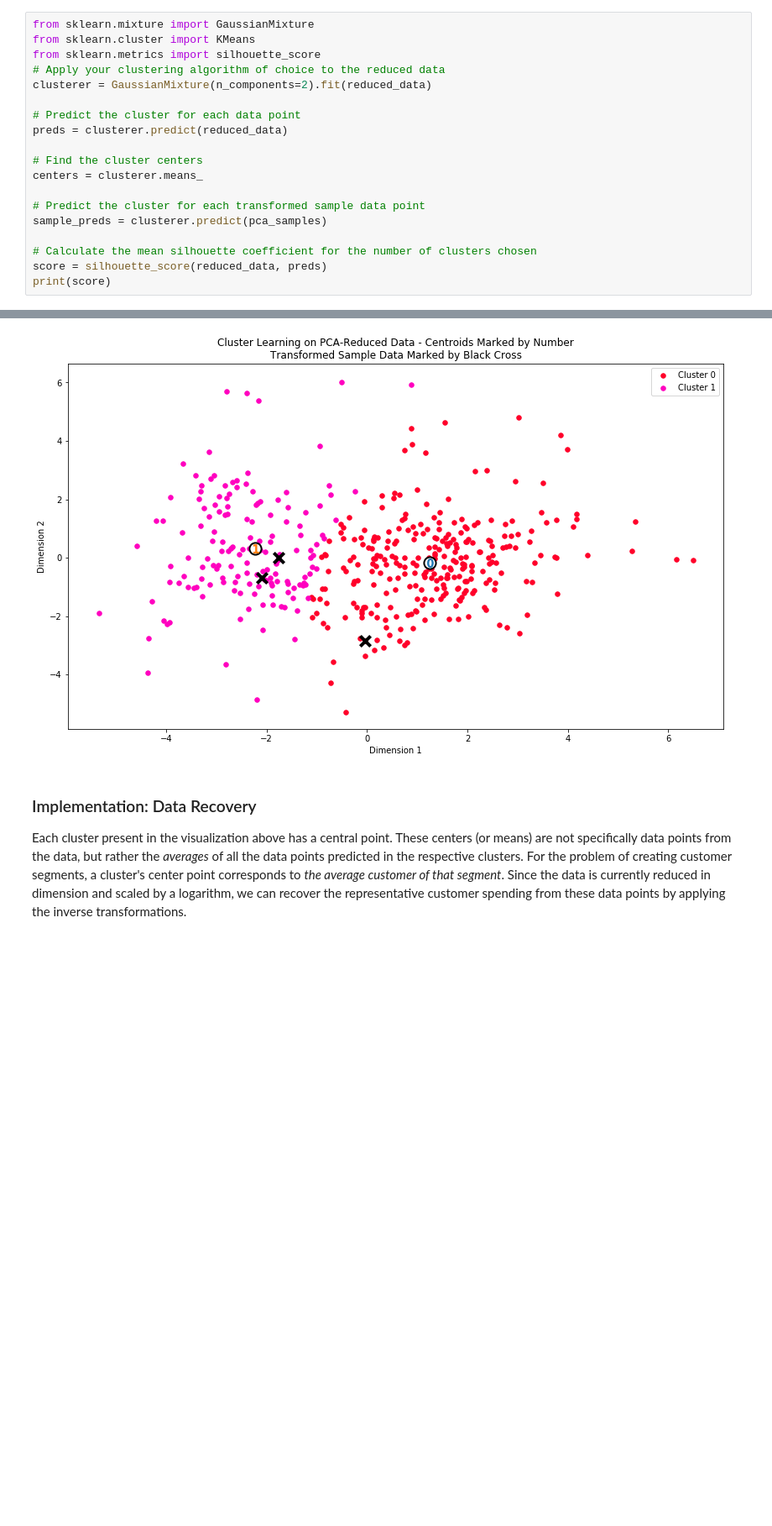
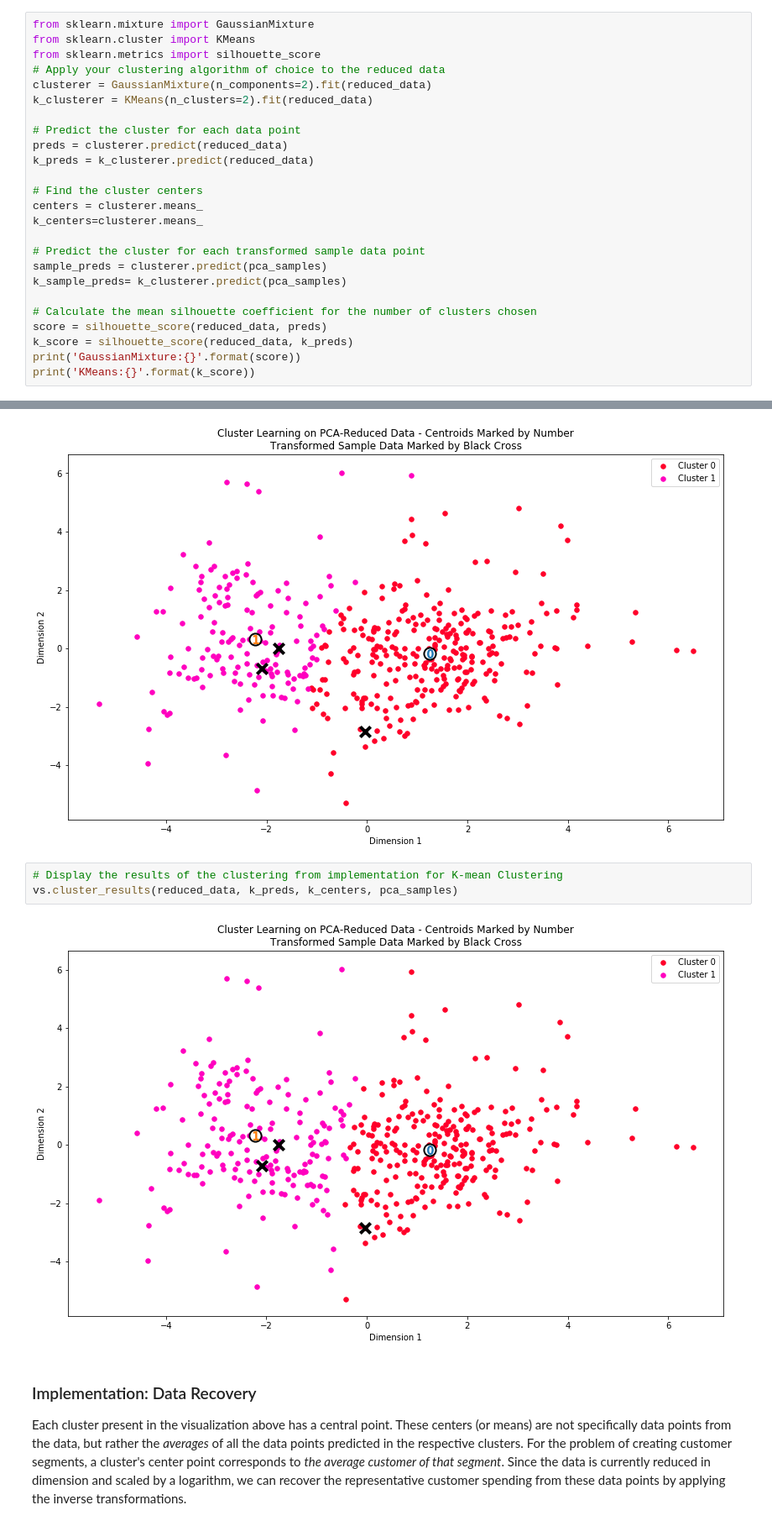
Before and after one commit to ronitpatel07/Customer_Segmentation_Using_Unsupervised_ML, a Jupyter notebook: customer_segments.ipynb, the cells around one changed output, grey strips where cells are left out. Shown at 84% size. Drawn from its saved outputs; the diff is of its cells as text; blank space fills up the shorter version.

Commit message:
Adding K-mean Clustering

```diff
--- a/customer_segments.ipynb
+++ b/customer_segments.ipynb
@@ -422,17 +422,23 @@ from sklearn.cluster import KMeans
 from sklearn.metrics import silhouette_score
 # Apply your clustering algorithm of choice to the reduced data
 clusterer = GaussianMixture(n_components=2).fit(reduced_data)
+k_clusterer = KMeans(n_clusters=2).fit(reduced_data)
 
 # Predict the cluster for each data point
 preds = clusterer.predict(reduced_data)
+k_preds = k_clusterer.predict(reduced_data)
 
 # Find the cluster centers
 centers = clusterer.means_
+k_centers=clusterer.means_
 
 # Predict the cluster for each transformed sample data point
 sample_preds = clusterer.predict(pca_samples)
+k_sample_preds= k_clusterer.predict(pca_samples)
 
 # Calculate the mean silhouette coefficient for the number of clusters chosen
 score = silhouette_score(reduced_data, preds)
-print(score)
+k_score = silhouette_score(reduced_data, k_preds)
+print('GaussianMixture:{}'.format(score))
+print('KMeans:{}'.format(k_score))
 # %% [output]
@@ -459,6 +466,11 @@ Once you've chosen the optimal number of clusters for your clustering algorithm
 vs.cluster_results(reduced_data, preds, centers, pca_samples)
 # %% [output]
 [figure]
+# %%
+# Display the results of the clustering from implementation for K-mean Clustering
+vs.cluster_results(reduced_data, k_preds, k_centers, pca_samples)
+# %% [output]
+[figure, added]
 # %% [markdown]
 ### Implementation: Data Recovery
 Each cluster present in the visualization above has a central point. These centers (or means) are not specifically data points from the data, but rather the *averages* of all the data points predicted in the respective clusters. For the problem of creating customer segments, a cluster's center point corresponds to *the average customer of that segment*. Since the data is currently reduced in dimension and scaled by a logarithm, we can recover the representative customer spending from these data points by applying the inverse transformations.
```
Also changed, not shown: parts of 2 cells of this notebook, 1 other file.
